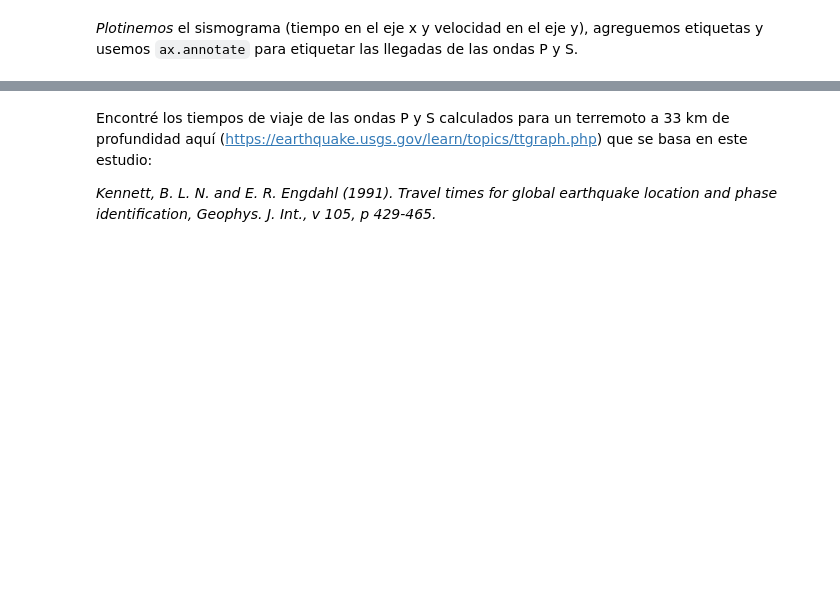
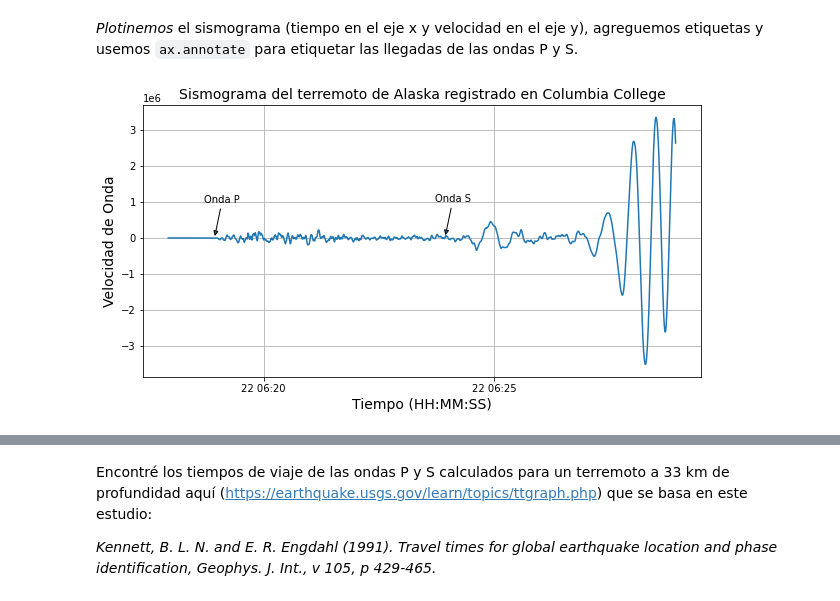
Before and after one commit to Pablolog42/2021-CD2201, a Jupyter notebook: Semana3/Tarea_Semana_03/Tarea_Semana_03.ipynb, the cells around one changed output, grey strips where cells are left out. Saved outputs shown, nothing was run; the diff lists cells and outputs as text; code cells hidden in the pictures; blank space fills up the shorter version.

```diff
--- a/Semana3/Tarea_Semana_03/Tarea_Semana_03.ipynb
+++ b/Semana3/Tarea_Semana_03/Tarea_Semana_03.ipynb
@@ -164,19 +245,21 @@ time = pd.to_datetime(seismogram['Time'])
 # %%
 fig = plt.figure(1,(10,5))
 ax = fig.add_subplot()
 
-plt.plot(...,...)
-plt.xlabel('...', fontsize=14)
-plt.ylabel('...', fontsize=14)
+plt.plot(time,velocity)
+plt.xlabel('Tiempo (HH:MM:SS)', fontsize=14)
+plt.ylabel('Velocidad de Onda', fontsize=14)
 plt.title('Sismograma del terremoto de Alaska registrado en Columbia College', fontsize=14)
 
 ax.annotate('Onda P', (mdates.date2num(time[60*40]), velocity[60*40]), xytext=(-10, 35),
             textcoords='offset points', arrowprops=dict(arrowstyle='-|>'))
 ax.annotate('Onda S', (mdates.date2num(time[6*60*40]), velocity[6*60*40]), xytext=(-10, 35),
             textcoords='offset points', arrowprops=dict(arrowstyle='-|>'))
 
 ax.grid(True)
 plt.show()
+# %% [output]
+[figure, added]
 # %% [markdown]
 Usando ``ax.annotate``, ha indicado cuándo llegó la onda P (en 2020-07-22 06:18:56 UTC) y cuándo llegó la onda S (5.0 minutos más tarde, 2020-07-22 06:23:56 UTC). La onda P (primaria) llega antes que la onda S (secundaria). Cuanto más lejos esté un terremoto de un receptor, más tiempo habrá entre las llegadas de las ondas P y S.
 
```
Also changed, not shown: parts of 14 cells of this notebook.
